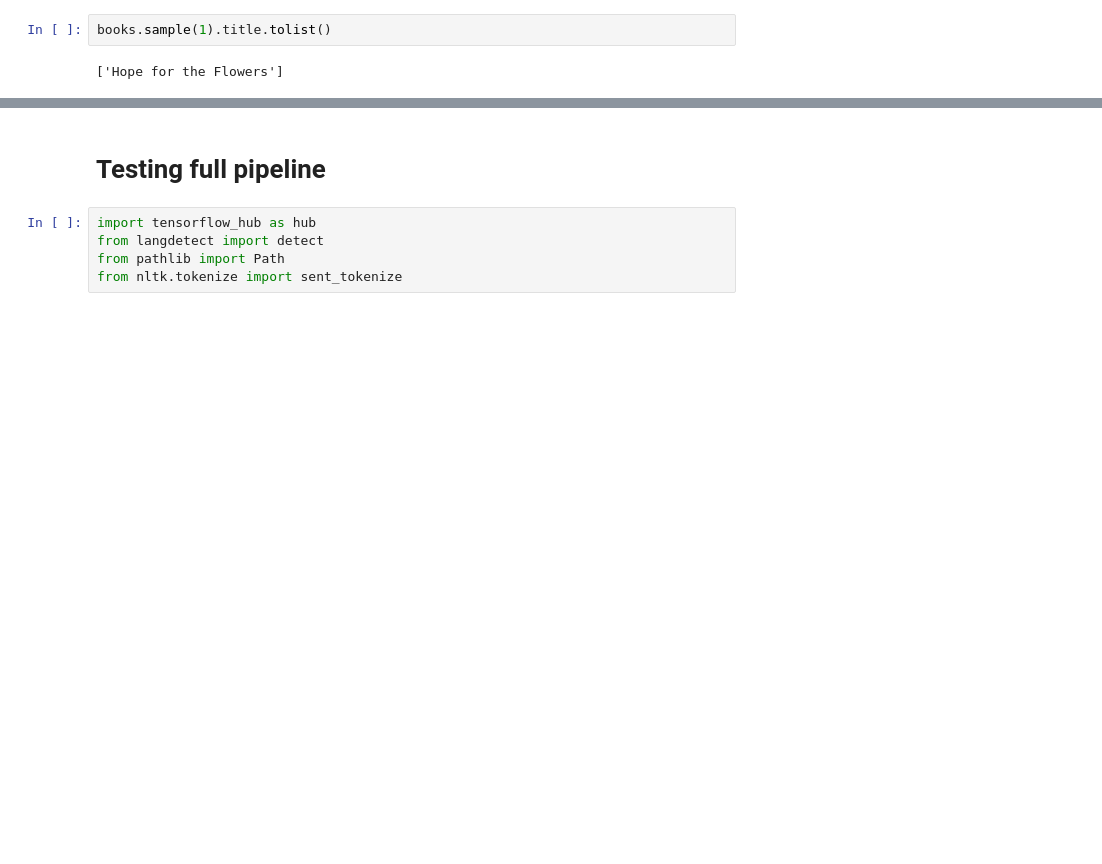
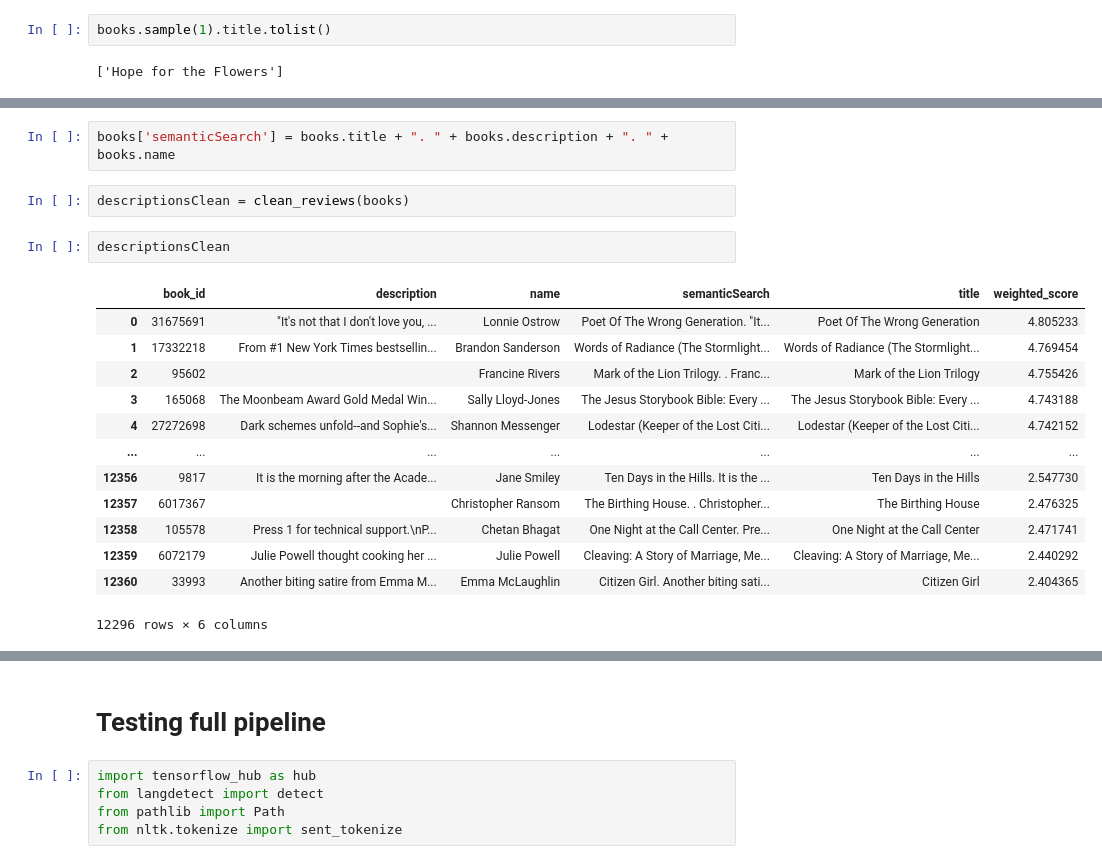
Before and after one commit to Einhard6176/3380, a Jupyter notebook: Models/Summarizer/tokenizedSentences.ipynb, the cells around one changed output, grey strips where cells are left out. Saved outputs shown, nothing was run; the diff lists cells and outputs as text; blank space fills up the shorter version.

```diff
--- a/Models/Summarizer/tokenizedSentences.ipynb
+++ b/Models/Summarizer/tokenizedSentences.ipynb
@@ -303,0 +394,20 @@ books.sample(1).title.tolist()
+# %%
+books['semanticSearch'] = books.title + ". " + books.description + ". " + books.name
+# %%
+descriptionsClean = clean_reviews(books)
+# %%
+descriptionsClean
+# %% [output]
+|  | book_id | description | name | semanticSearch | title | weighted_score |
+| 0 | 31675691 | "It's not that I don't love you, ... | Lonnie Ostrow | Poet Of The Wrong Generation. "It... | Poet Of The Wrong Generation | 4.805233 |
+| 1 | 17332218 | From #1 New York Times bestsellin... | Brandon Sanderson | Words of Radiance (The Stormlight... | Words of Radiance (The Stormlight... | 4.769454 |
+| 2 | 95602 |  | Francine Rivers | Mark of the Lion Trilogy. . Franc... | Mark of the Lion Trilogy | 4.755426 |
+| 3 | 165068 | The Moonbeam Award Gold Medal Win... | Sally Lloyd-Jones | The Jesus Storybook Bible: Every ... | The Jesus Storybook Bible: Every ... | 4.743188 |
+| 4 | 27272698 | Dark schemes unfold--and Sophie's... | Shannon Messenger | Lodestar (Keeper of the Lost Citi... | Lodestar (Keeper of the Lost Citi... | 4.742152 |
+| ... | ... | ... | ... | ... | ... | ... |
+| 12356 | 9817 | It is the morning after the Acade... | Jane Smiley | Ten Days in the Hills. It is the ... | Ten Days in the Hills | 2.547730 |
+| 12357 | 6017367 |  | Christopher Ransom | The Birthing House. . Christopher... | The Birthing House | 2.476325 |
+| 12358 | 105578 | Press 1 for technical support.\nP... | Chetan Bhagat | One Night at the Call Center. Pre... | One Night at the Call Center | 2.471741 |
+| 12359 | 6072179 | Julie Powell thought cooking her ... | Julie Powell | Cleaving: A Story of Marriage, Me... | Cleaving: A Story of Marriage, Me... | 2.440292 |
+| 12360 | 33993 | Another biting satire from Emma M... | Emma McLaughlin | Citizen Girl. Another biting sati... | Citizen Girl | 2.404365 |
+12296 rows × 6 columns
```
Also changed, not shown: parts of 19 cells of this notebook, 1 other file.
